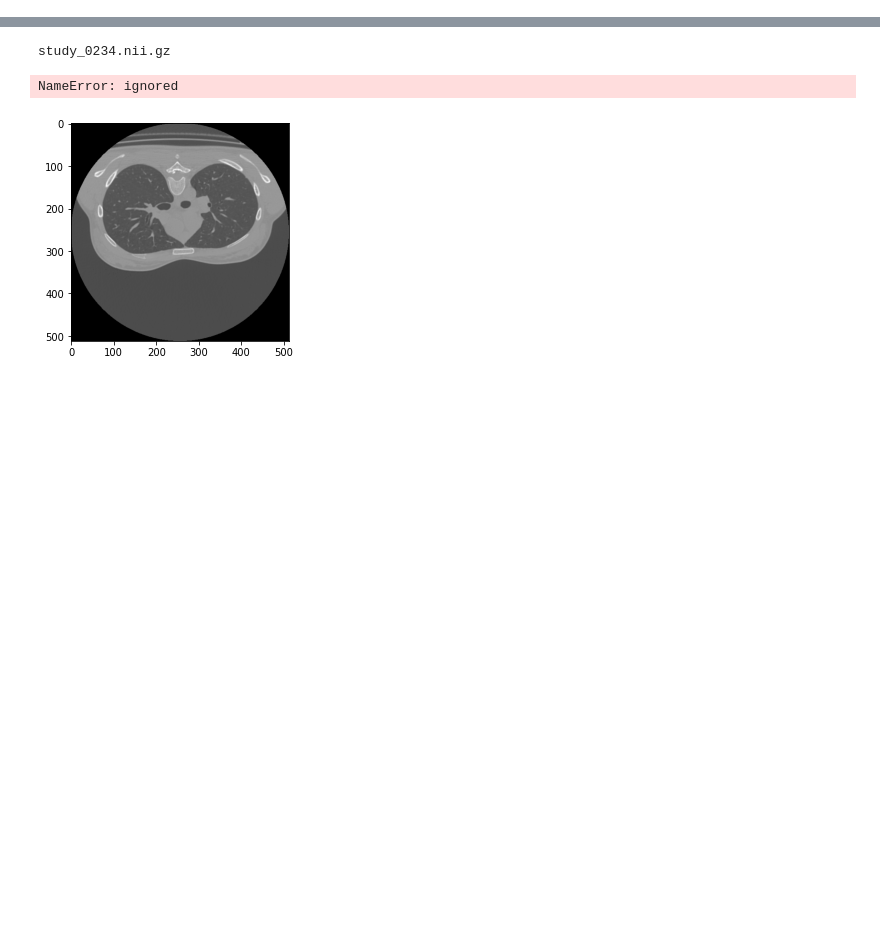
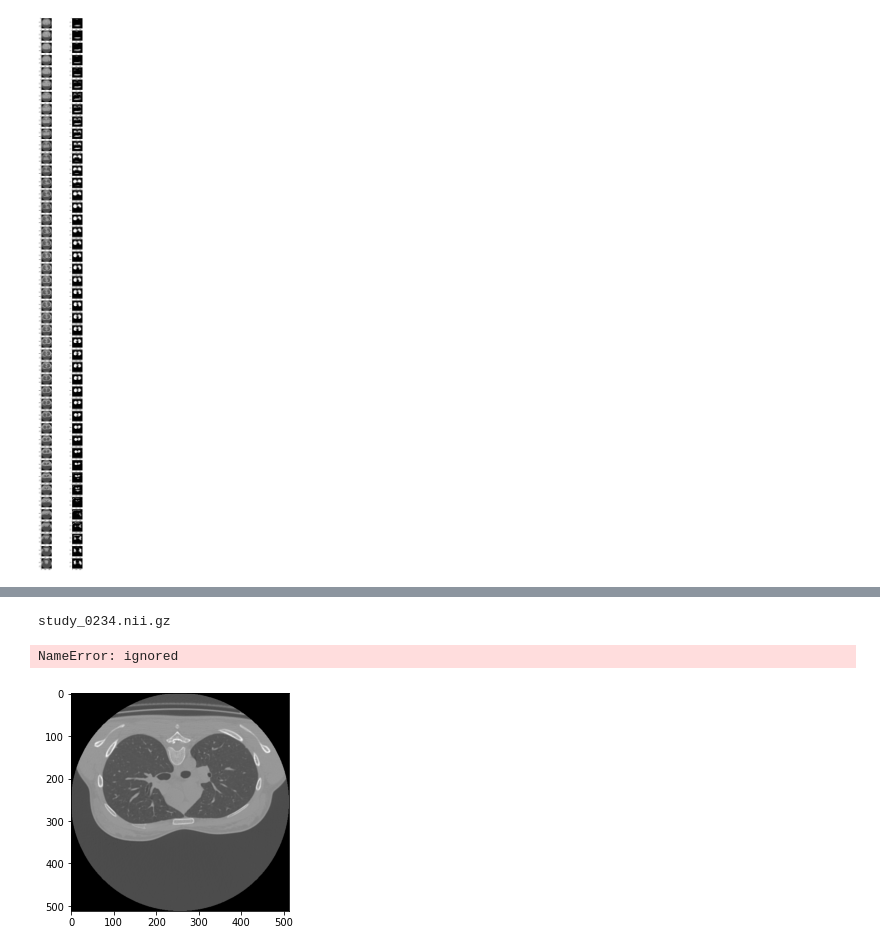
Before and after one commit to ByeonChanHO/COVID-19_Automatic_Diagnosis_System_by_CT, a Jupyter notebook: proprecessing.ipynb, the cells around one changed output, grey strips where cells are left out. Cells and saved outputs as stored; diff of their text form; code cells hidden in the pictures; blank space fills up the shorter version.

```diff
--- a/proprecessing.ipynb
+++ b/proprecessing.ipynb
@@ -80,0 +217,24 @@ MY_GOOGLE_DRIVE_PATH:  /content/drive/My Drive/Colab Notebooks
+# %%
+# test_data_dir = os.path.join(MY_GOOGLE_DRIVE_PATH, 'srcnn', 'CT','preprocessing')
+# test_data_path = os.path.join(test_data_dir, 'study_0234.nii.gz')
+
+test_data_path = "study_0234.nii.gz"
+
+raw_image = nib.load(test_data_path)
+raw_array = np.array(raw_image.get_fdata(), dtype=np.float32)
+images = raw_array.T
+count = 0
+img_data = np.empty(( len(images), 256, 256, 1), dtype=np.float32)
+for i, image_array in enumerate(images) :
+    img = resize(image_array, output_shape=(256, 256, 1), preserve_range=True)
+    img_data[i] = img
+
+preds = model.predict(img_data)
+
+fig, ax = plt.subplots(len(img_data), 2, figsize=(10, 100))
+
+for i, pred in enumerate(preds):
+    ax[i, 0].imshow(img_data[i].squeeze(), cmap='gray')
+    ax[i, 1].imshow(pred.squeeze(), cmap='gray')
+# %% [output]
+[figure, added]
```
Also changed, not shown: parts of 12 cells of this notebook.
